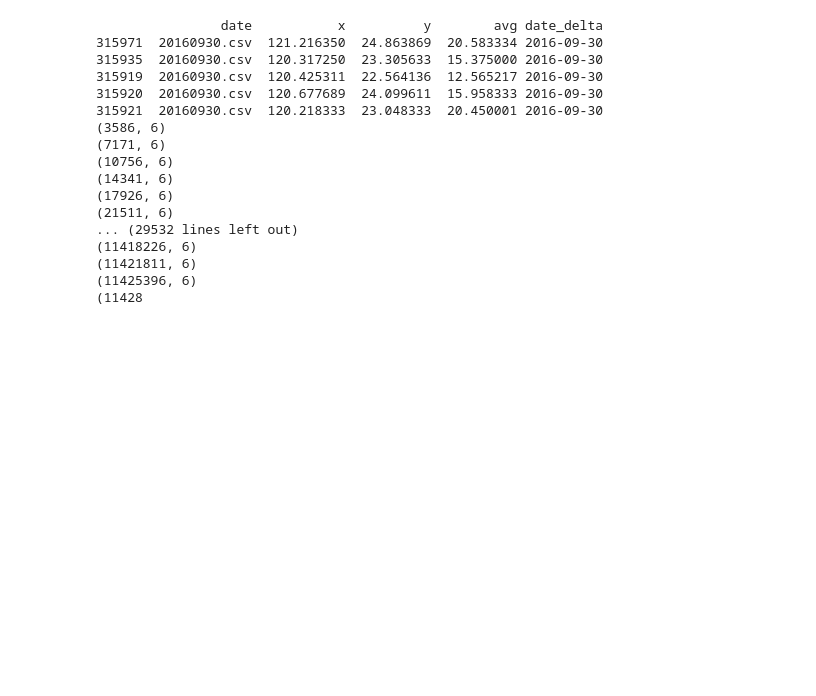
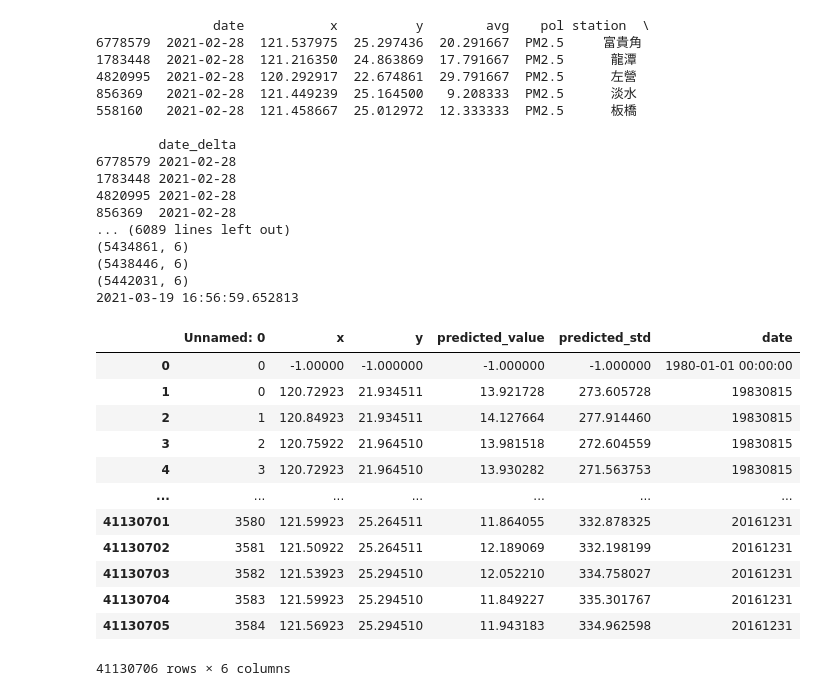
Before and after one commit to qdb048sta/Kriging, a Jupyter notebook: kriging.ipynb, the cells around one changed output. Drawn from its saved outputs; the diff is of its cells as text; code cells hidden in the pictures; blank space fills up the shorter version.

```diff
--- a/kriging.ipynb
+++ b/kriging.ipynb
@@ -26,17 +21,17 @@ def delta_to_date(x):
 # %%
-df=pd.read_csv(path+"kriging.csv")
-pollution_set=["PM2.5","PM10","SO2","NO2"]
+df=pd.read_csv(path+"kriging_2.csv")
+#pollution_set=["CO","NO","NO2","NOx"]
+pollution_set=["PM2.5","PM10"]
 tw_grid=pd.read_csv(path+"tw_grid_3km.csv")
 gridx=tw_grid["x"]
 gridy=tw_grid["y"]
 for p in pollution_set:
     for v in ["avg","max"]:
-        df=pd.read_csv("E:\\poll\\SECOND_STEP\\original_data_"+p+"_"+v+".csv")
-        df=df[df[v]>0]
-        sub_df_1=df[["date","x","y",v]]
+        sub_df_1=df[["date","x","y",v,"pol","station"]]
+        sub_df_1=sub_df_1[sub_df_1["pol"]==p]
         sub_df_1["date_delta"]=sub_df_1["date"].apply(date_to_delta)
         sub_df_1=sub_df_1.sort_values("date_delta",ascending=False)
-        sub_df_1=sub_df_1[sub_df_1["date_delta"]>=datetime(1998,1,1)]
+        sub_df_1=sub_df_1[sub_df_1["date_delta"]>=datetime(2017,1,1)]
         date_delta=set(sub_df_1["date_delta"])
         print(sub_df_1.head(5))
         sub_df_or=pd.DataFrame([["19600101",-1,-1,-1,-1,p]],columns=["date","x","y","predicted_value","predicted_std","pol"])
@@ -69,12 +64,7 @@ for p in pollution_set:
             else:
                     logging.debug(str(d)+" is empty")
             logging.debug(print(sub_df_or.shape))
-        sub_df_or=sub_df_or[sub_df_or["x"]>=0]
-        try:
-            sub_df_or["date"]=sub_df_or["date"].apply(delta_to_date)
-            sub_df_or.to_csv(path+p+"_"+v+"_"+"kriging.csv")
-        except:
-            sub_df_or.to_csv(path+p+"_"+v+"_"+"kriging.csv")
+        sub_df_or.to_csv(path+p+"_"+v+"_"+"kriging_2.csv")
 
 
 
@@ -87,20 +77,37 @@ for p in pollution_set:
 
     print(datetime.now())
 # %% [output]
-                date           x          y        avg date_delta
-315971  20160930.csv  121.216350  24.863869  20.583334 2016-09-30
-315935  20160930.csv  120.317250  23.305633  15.375000 2016-09-30
-315919  20160930.csv  120.425311  22.564136  12.565217 2016-09-30
-315920  20160930.csv  120.677689  24.099611  15.958333 2016-09-30
-315921  20160930.csv  120.218333  23.048333  20.450001 2016-09-30
-(3586, 6)
-(7171, 6)
-(10756, 6)
-(14341, 6)
-(17926, 6)
-(21511, 6)
-... (29532 lines left out)
-(11418226, 6)
-(11421811, 6)
-(11425396, 6)
-(11428
+               date           x          y        avg    pol station  \
+6778579  2021-02-28  121.537975  25.297436  20.291667  PM2.5     富貴角
+1783448  2021-02-28  121.216350  24.863869  17.791667  PM2.5      龍潭
+4820995  2021-02-28  120.292917  22.674861  29.791667  PM2.5      左營
+856369   2021-02-28  121.449239  25.164500   9.208333  PM2.5      淡水
+558160   2021-02-28  121.458667  25.012972  12.333333  PM2.5      板橋
+
+        date_delta
+6778579 2021-02-28
+1783448 2021-02-28
+4820995 2021-02-28
+856369  2021-02-28
+... (6089 lines left out)
+(5434861, 6)
+(5438446, 6)
+(5442031, 6)
+2021-03-19 16:56:59.652813
+# %%
+import pandas as pd
+pd.read_csv("D:\\User_Data\\Desktop\\kan-2\\krig_combined\\O3_avg_combined_without_preprocessed.csv")
+# %% [output]
+|  | Unnamed: 0 | x | y | predicted_value | predicted_std | date |
+| 0 | 0 | -1.00000 | -1.000000 | -1.000000 | -1.000000 | 1980-01-01 00:00:00 |
+| 1 | 0 | 120.72923 | 21.934511 | 13.921728 | 273.605728 | 19830815 |
+| 2 | 1 | 120.84923 | 21.934511 | 14.127664 | 277.914460 | 19830815 |
+| 3 | 2 | 120.75922 | 21.964510 | 13.981518 | 272.604559 | 19830815 |
+| 4 | 3 | 120.72923 | 21.964510 | 13.930282 | 271.563753 | 19830815 |
+| ... | ... | ... | ... | ... | ... | ... |
+| 41130701 | 3580 | 121.59923 | 25.264511 | 11.864055 | 332.878325 | 20161231 |
+| 41130702 | 3581 | 121.50922 | 25.264511 | 12.189069 | 332.198199 | 20161231 |
+| 41130703 | 3582 | 121.53923 | 25.294510 | 12.052210 | 334.758027 | 20161231 |
+| 41130704 | 3583 | 121.59923 | 25.294510 | 11.849227 | 335.301767 | 20161231 |
+| 41130705 | 3584 | 121.56923 | 25.294510 | 11.943183 | 334.962598 | 20161231 |
+41130706 rows × 6 columns
```
Also changed, not shown: parts of 12 cells of this notebook, 1 other file.
